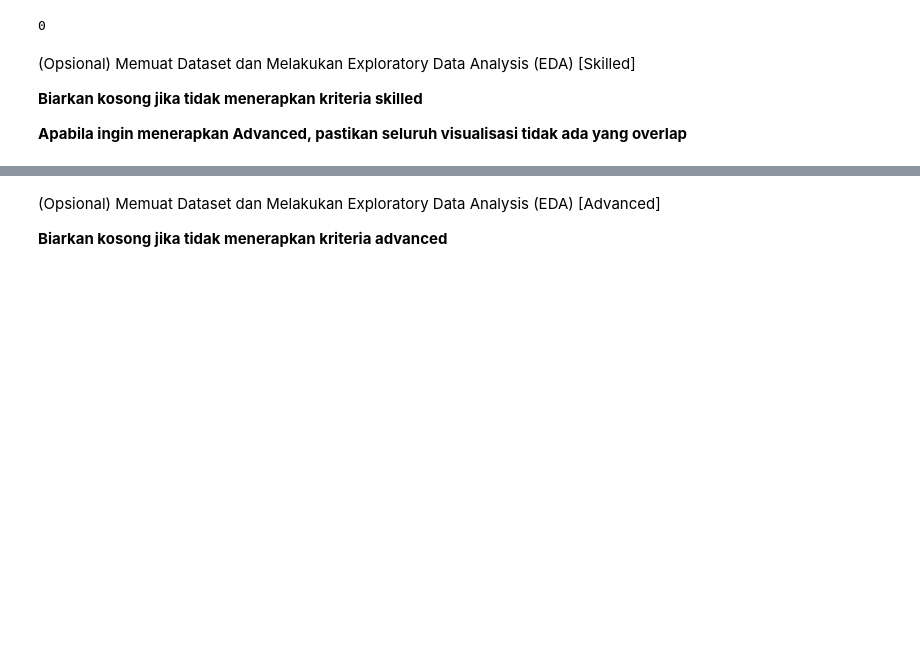
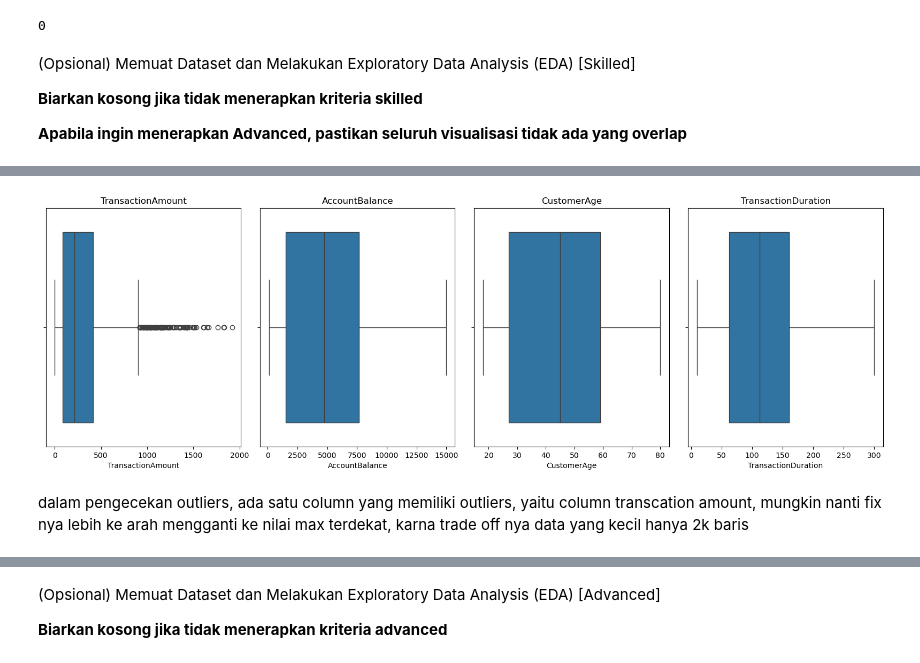
Before and after one commit to TurmaeUrsorum/porto-bank-transaction-cluster, a Jupyter notebook: porto-bank-transaction-cluster/notebooks/[Clustering]_Submission_Akhir_BMLP_Your_Name.ipynb, the cells around one changed output, grey strips where cells are left out. Saved outputs shown, nothing was run; the diff lists cells and outputs as text; code cells hidden in the pictures; blank space fills up the shorter version.

```diff
--- a/porto-bank-transaction-cluster/notebooks/[Clustering]_Submission_Akhir_BMLP_Your_Name.ipynb
+++ b/porto-bank-transaction-cluster/notebooks/[Clustering]_Submission_Akhir_BMLP_Your_Name.ipynb
@@ -225,0 +260,12 @@ df_main_features.duplicated().sum()
+# %%
+fig = plt.figure(figsize=(20, 10))
+for i, col in enumerate(df_main_features_numerical.columns):
+    ax = fig.add_subplot(2, 5, i + 1)
+    sns.boxplot(x=df_main_features_numerical[col], ax=ax)
+    ax.set_title(col)
+plt.tight_layout()
+plt.show()
+# %% [output]
+[figure, added]
+# %% [markdown]
+dalam pengecekan outliers, ada satu column yang memiliki outliers, yaitu column transcation amount, mungkin nanti fix nya lebih ke arah mengganti ke nilai max terdekat, karna trade off nya data yang kecil hanya 2k baris
```
Also changed, not shown: parts of 18 cells of this notebook, 1 other file.
